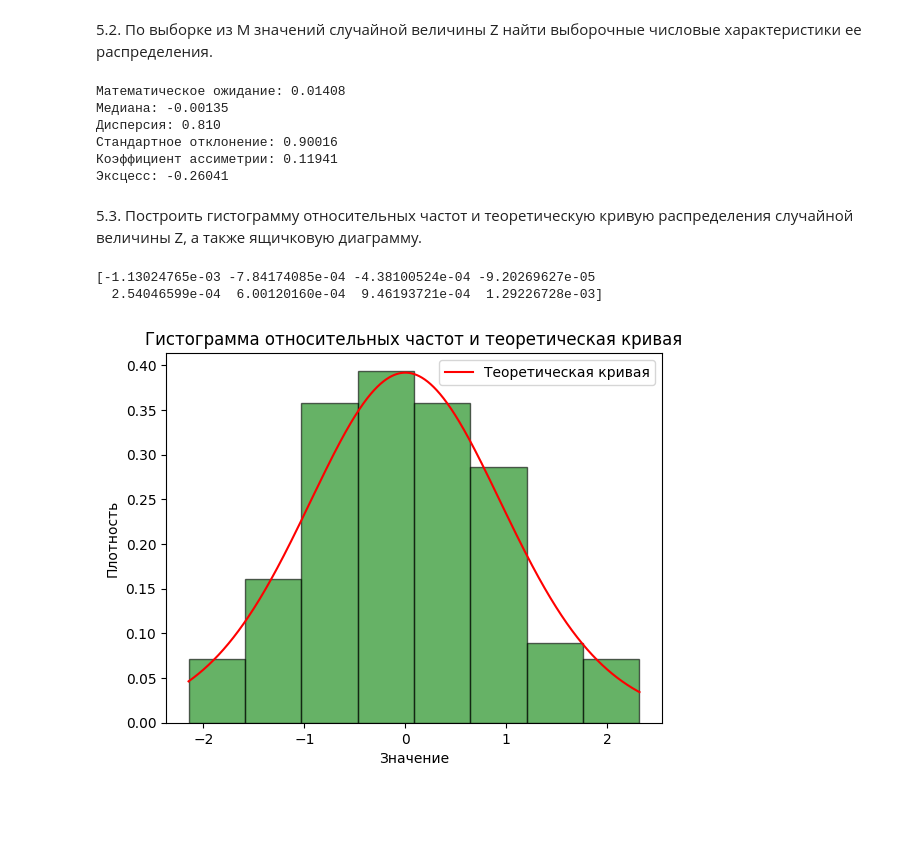
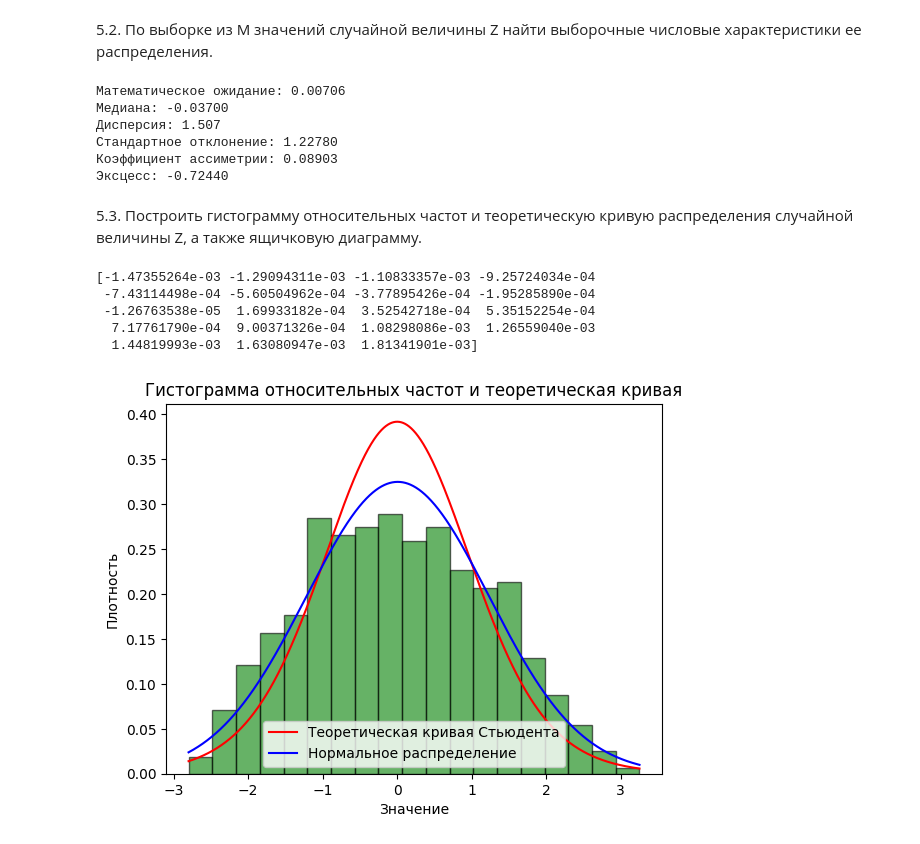
Before and after one commit to Nibuku/Stats_Analysis_, a Jupyter notebook: lab2_var5.ipynb, the cells around one changed output. Drawn from its saved outputs; the diff is of its cells as text; code cells hidden in the pictures; blank space fills up the shorter version.

```diff
--- a/lab2_var5.ipynb
+++ b/lab2_var5.ipynb
@@ -217,7 +217,7 @@ print(f"Точечная оценка надежности γ*: {gamma}")
 5. Смоделировать M выборок из n значений нормально распределенной случайной
 величины X с параметрами (-2,10).
 # %%
-M = 100
+M = 1900
 n = 15
 
 samples = np.zeros((M, n))
@@ -260,12 +260,12 @@ print(f'Стандартное отклонение: {std:.5f}')
 print(f'Коэффициент ассиметрии: {skewness:.5f}')
 print(f'Эксцесс: {kurtosis:.5f}')
 # %% [output]
-Математическое ожидание: 0.01408
-Медиана: -0.00135
-Дисперсия: 0.810
-Стандартное отклонение: 0.90016
-Коэффициент ассиметрии: 0.11941
-Эксцесс: -0.26041
+Математическое ожидание: 0.00706
+Медиана: -0.03700
+Дисперсия: 1.507
+Стандартное отклонение: 1.22780
+Коэффициент ассиметрии: 0.08903
+Эксцесс: -0.72440
 # %% [markdown]
 5.3. Построить гистограмму относительных частот и теоретическую кривую распределения
 случайной величины Z, а также ящичковую диаграмму.
@@ -273,35 +273,41 @@ print(f'Эксцесс: {kurtosis:.5f}')
 std_z = np.std(z_arr)
 
 # Формула Скотта: ширина бина
-h_z = 3.5 * std_z / (110 ** (1/3))
+h_z = 3.5 * std_z / (1900 ** (1/3))
 
 #полученные интервалы
 bins = (np.arange(min(z_arr), max(z_arr) + h_z, h_z))/1900
 print(bins)
 # %% [output]
-[-1.13024765e-03 -7.84174085e-04 -4.38100524e-04 -9.20269627e-05
-  2.54046599e-04  6.00120160e-04  9.46193721e-04  1.29226728e-03]
+[-1.47355264e-03 -1.29094311e-03 -1.10833357e-03 -9.25724034e-04
+ -7.43114498e-04 -5.60504962e-04 -3.77895426e-04 -1.95285890e-04
+ -1.26763538e-05  1.69933182e-04  3.52542718e-04  5.35152254e-04
+  7.17761790e-04  9.00371326e-04  1.08298086e-03  1.26559040e-03
+  1.44819993e-03  1.63080947e-03  1.81341901e-03]
 # %%
 plt.hist(z_arr, bins=len(bins), density=True, alpha=0.6, color='g', edgecolor='black')
 plt.title('Гистограмма относительных частот')
 plt.xlabel('Значение')
 plt.ylabel('Плотность')
 
 # Теоретическая кривая распределения Стьюдента
 x = np.linspace(np.min(z_arr), np.max(z_arr), 1900)
 pdf = sts.t.pdf(x, 14)
-plt.plot(x, pdf, 'r', label="Теоретическая кривая")
+plt.plot(x, pdf, 'r', label="Теоретическая кривая Стьюдента")
 
-# Настройка графика
+y = np.linspace(np.min(z_arr), np.max(z_arr), 1900)
+pdf = sts.norm.pdf(y, np.mean(z_arr), np.std(z_arr))
+plt.plot(y, pdf, 'b', label="Нормальное распределение")
+
 plt.title('Гистограмма относительных частот и теоретическая кривая')
 plt.xlabel('Значение')
 plt.ylabel('Плотность')
 plt.legend()
 
 # Показать график
 plt.show()
 # %% [output]
-[figure, old version]
+[figure, new version]
 # %%
 plt.figure(figsize=(8, 6))
 plt.boxplot(z_arr, vert=False, patch_artist=True)
```
Also changed, not shown: parts of 26 cells of this notebook.
